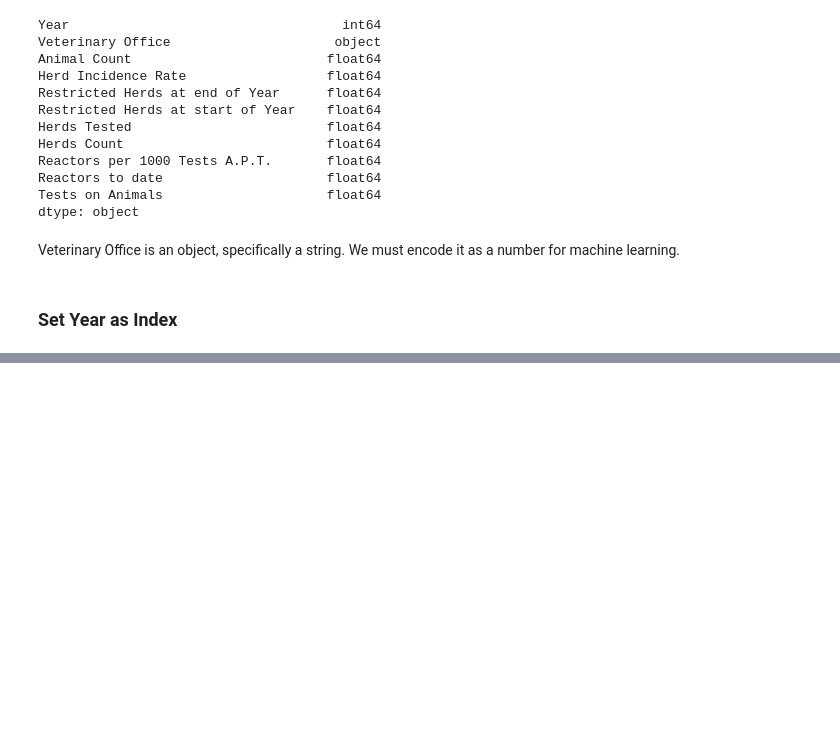
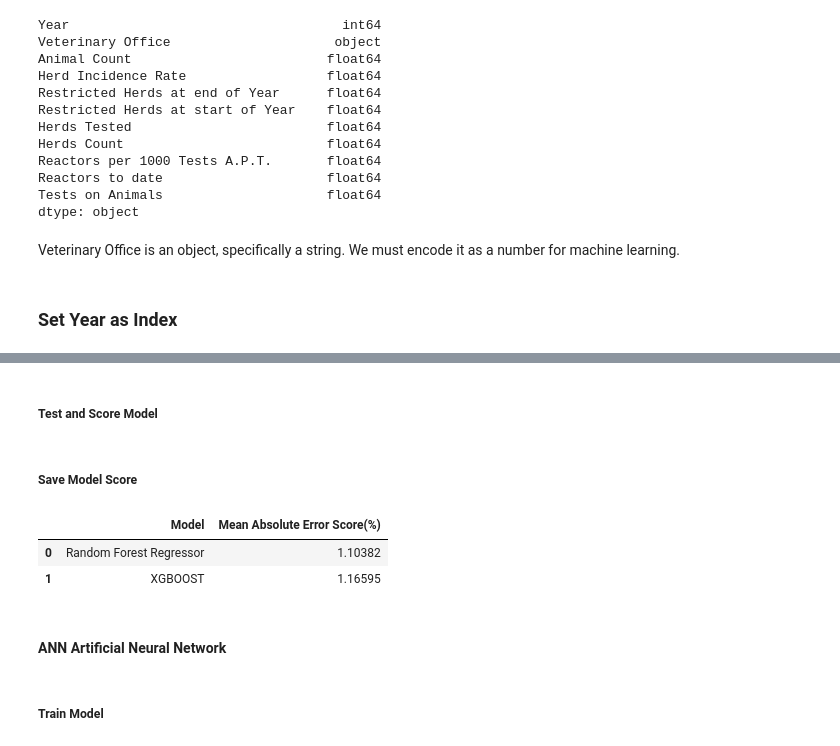
Before and after one commit to TahirAwwad/agriculture-data-analytics, a Jupyter notebook: notebooks/notebook-5-01-ml-irish-bovine-tuberculosis.ipynb, the cells around one changed output, grey strips where cells are left out. Saved outputs shown, nothing was run; the diff lists cells and outputs as text; code cells hidden in the pictures; blank space fills up the shorter version.

```diff
--- a/notebooks/notebook-5-01-ml-irish-bovine-tuberculosis.ipynb
+++ b/notebooks/notebook-5-01-ml-irish-bovine-tuberculosis.ipynb
@@ -275,0 +378,31 @@ bovine_tuberculosis_xgb_grid_search_dataframe.to_csv(
+# %%
+# define XGBRegressor
+xgb_regressor_milk = XGBRegressor(random_state=2021)
+
+# define parameters space to loop over
+params_xgb_milk = {
+    'n_estimators': [20, 40, 80, 160, 340, 500],
+    'max_depth': [3, 6, 9],
+    'gamma': [0.01, 0.1],
+    'learning_rate': [0.001, 0.01, 0.1, 1]
+}
+
+# Hyper parameter tuning via Grid Search Cross Validation
+grid_xgb_milk = GridSearchCV(
+    estimator=xgb_regressor_milk,
+    param_grid=params_xgb_milk,
+    #n_jobs=-1,
+    scoring=['r2', 'neg_root_mean_squared_error'],
+    refit='r2',
+    n_jobs=-1,
+    cv=5,
+    verbose=4)
+
+# fit grid to training scaled set
+grid_xgb_milk.fit(xtrain_scale, ytrain_scale)
+
+# print best training model & R squared score
+print('Best training model ', grid_xgb_milk.best_estimator_)
+print('Best model Parameters', grid_xgb_milk.best_params_)
+print('Best training model score, coefficient of determination R squared',
+      grid_xgb_milk.best_score_)
@@ -275,0 +422,2 @@ bovine_tuberculosis_xgb_grid_search_dataframe.to_csv(
+# %% [markdown]
+##### Test and Score Model
@@ -275,0 +429,13 @@ bovine_tuberculosis_xgb_grid_search_dataframe.to_csv(
+# %% [markdown]
+##### Save Model Score
+# %%
+model_scores_dataframe.loc[len(model_scores_dataframe)] = ['XGBOOST', mae_score]
+model_scores_dataframe.head()
+# %% [output]
+|  | Model | Mean Absolute Error Score(%) |
+| 0 | Random Forest Regressor | 1.10382 |
+| 1 | XGBOOST | 1.16595 |
+# %% [markdown]
+#### ANN Artificial Neural Network
+# %% [markdown]
+##### Train Model
```
Also changed, not shown: parts of 80 cells of this notebook, 4 other files.
